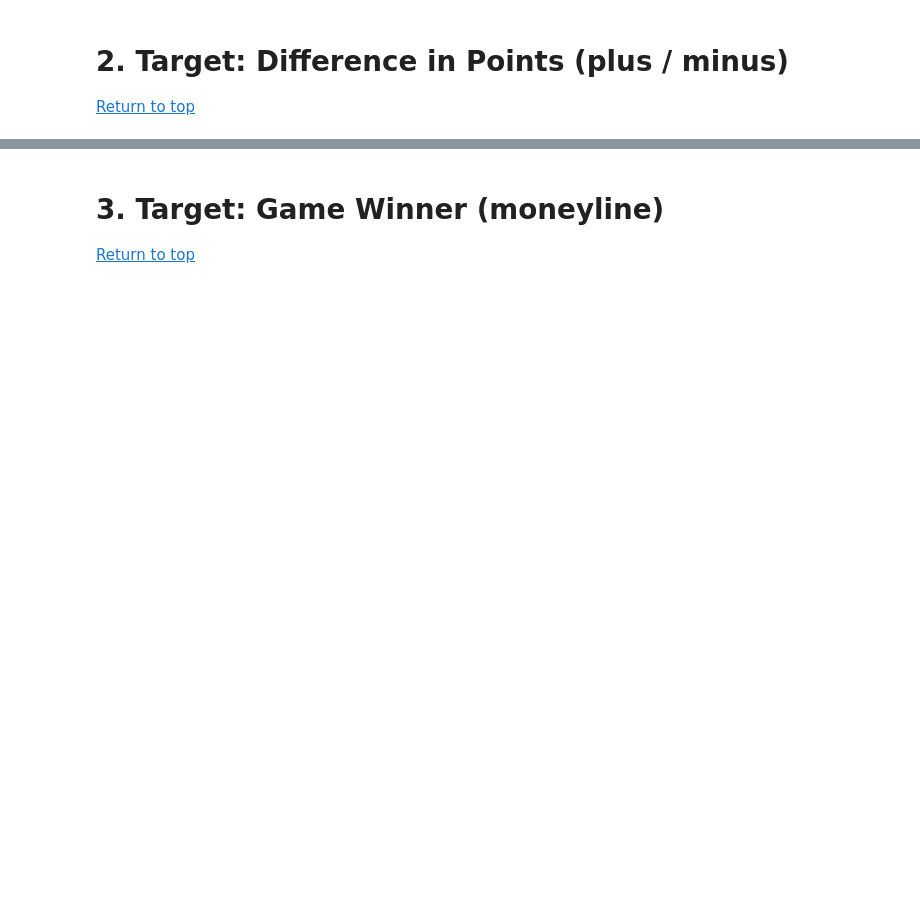
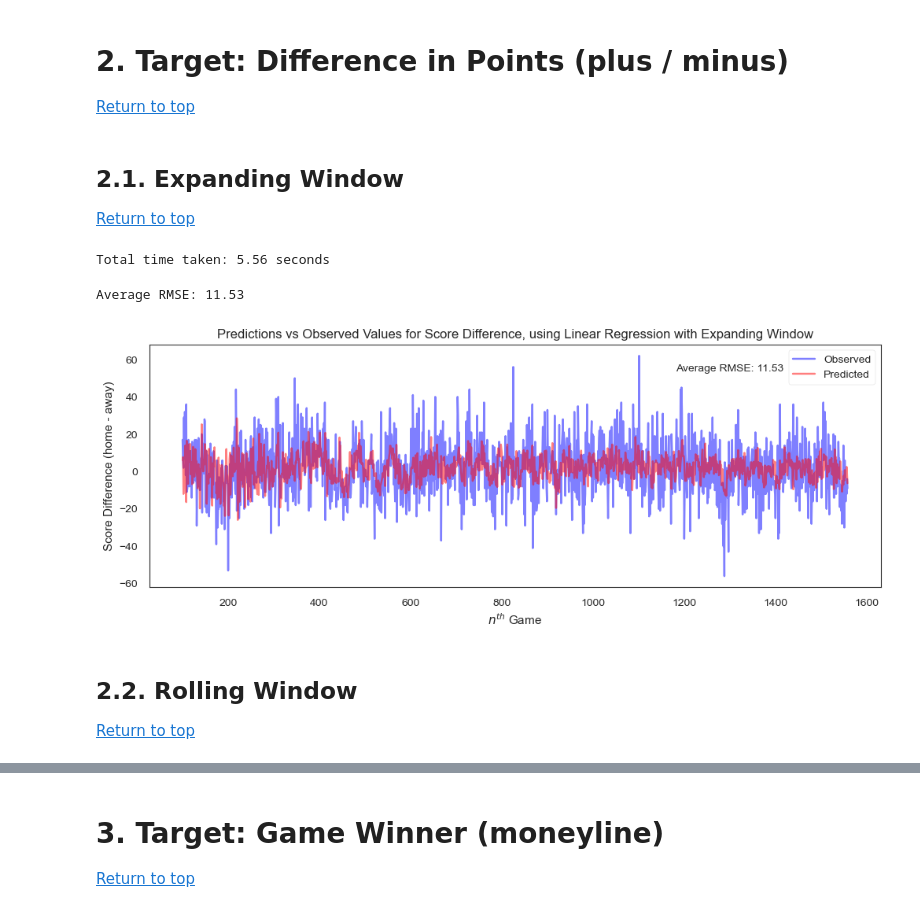
Before and after one commit to stevenworthington/sports_betting, a Jupyter notebook: code/6_nba_Baseline_Models.ipynb, the cells around one changed output, grey strips where cells are left out. Drawn from its saved outputs; the diff is of its cells as text; code cells hidden in the pictures; blank space fills up the shorter version.

```diff
--- a/code/6_nba_Baseline_Models.ipynb
+++ b/code/6_nba_Baseline_Models.ipynb
@@ -439,3 +438,74 @@ plt.legend();
 # 2. Target: Difference in Points (plus / minus)
 
 [Return to top](#Baseline-Models)
+# %% [markdown]
+<a name="2.1.-Expanding-Window"></a>
+## 2.1. Expanding Window
+
+[Return to top](#Baseline-Models)
+# %%
+start_time = time.time()
+
+# configuration for expanding window
+initial_train_size = 100  # starting size of the training set
+test_size = 1             # leave-one-out (LOO) cross-validation
+target_col = 'PLUS_MINUS' # target column name
+df = baseline_pm_scaled   # data set to use
+
+# storage for predictions and RMSE
+predictions = []
+rmse_scores = []
+
+for train_indices, test_indices in utl.expanding_window_ts_split(
+    df, initial_train_size, test_size=test_size):
+
+    # get training and testing data for this window
+    X_train = df.iloc[train_indices].drop(columns=target_col)
+    y_train = df.iloc[train_indices][target_col]
+    X_test = df.iloc[test_indices].drop(columns=target_col)
+    y_test = df.iloc[test_indices][target_col]
+
+    # fit model on training data and predict on test data
+    lin_reg = LinearRegression()
+    lin_reg.fit(X_train, y_train)
+    prediction = lin_reg.predict(X_test)
+    predictions.extend(prediction)
+
+    # get RMSE
+    rmse = np.sqrt(mean_squared_error(y_test, prediction))
+    rmse_scores.append(rmse)
+
+end_time = time.time()
+total_time = end_time - start_time
+print(f"Total time taken: {total_time:.2f} seconds")
+# %% [output]
+Total time taken: 5.56 seconds
+# %%
+# get average RMSE over all splits
+average_rmse = np.mean(rmse_scores)
+print(f"Average RMSE: {average_rmse:.2f}")
+# %% [output]
+Average RMSE: 11.53
+# %%
+# observed values
+observed_values = df[target_col][initial_train_size:]
+# ensure that 'predictions' and 'observed_values' have the same length
+predictions_aligned = predictions[:len(observed_values)]
+
+# plot
+plt.figure(figsize=(12, 4))
+plt.plot(observed_values.index, observed_values, label='Observed', color='blue', alpha=0.5)
+plt.plot(observed_values.index, predictions, label='Predicted', color='red', alpha=0.5)
+plt.title('Predictions vs Observed Values for Score Difference, using Linear Regression with Expanding Window')
+plt.xlabel(r'$n^{th}$ Game')
+plt.ylabel('Score Difference (home - away)')
+plt.text(x=0.72, y=0.92, s=f"Average RMSE: {average_rmse:.2f}", transform=plt.gca().transAxes,
+         ha='left', va='top', bbox=dict(facecolor='white', alpha=0.5))
+plt.legend();
+# %% [output]
+[figure, added]
+# %% [markdown]
+<a name="2.2.-Rolling-Window"></a>
+## 2.2. Rolling Window
+
+[Return to top](#Baseline-Models)
```
Also changed, not shown: parts of 46 cells of this notebook, 2 other files.
